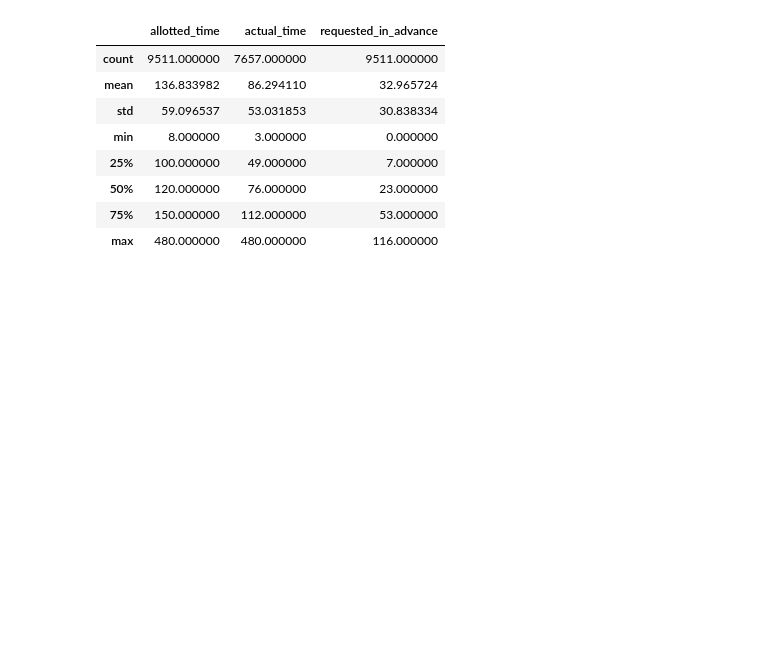
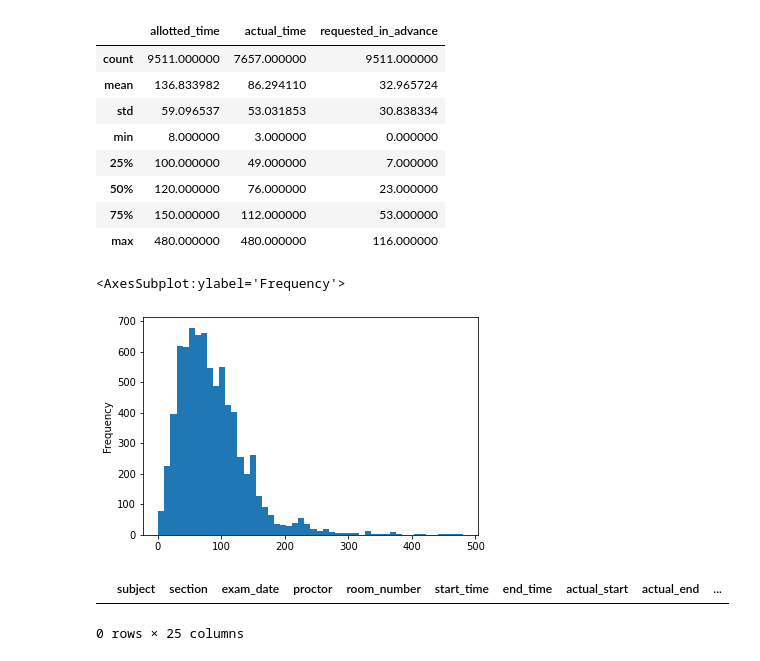
Before and after one commit to dihoxy/ODS-Test-Center-Project, a Jupyter notebook: Handling Outliers and Basic Exploratory Analysis_v02.ipynb, the cells around one changed output. Cells and saved outputs as stored; diff of their text form; code cells hidden in the pictures; blank space fills up the shorter version.

```diff
--- a/Handling Outliers and Basic Exploratory Analysis_v02.ipynb
+++ b/Handling Outliers and Basic Exploratory Analysis_v02.ipynb
@@ -530,3 +534,13 @@ ods[['allotted_time', 'actual_time', 'requested_in_advance']].describe()
 | 50% | 120.000000 | 76.000000 | 23.000000 |
 | 75% | 150.000000 | 112.000000 | 53.000000 |
 | max | 480.000000 | 480.000000 | 116.000000 |
+# %%
+ods['actual_time'].plot(kind='hist', bins=50)
+# %% [output]
+<AxesSubplot:ylabel='Frequency'>
+[figure, added]
+# %%
+ods.loc[(ods['actual_time'].isna() & (ods['no_show']=='False') & (ods['exam_cancelled']=='False'))]
+# %% [output]
+|  | subject | section | exam_date | proctor | room_number | start_time | end_time | actual_start | actual_end | ... |
+0 rows × 25 columns
```
Also changed, not shown: parts of 5 cells of this notebook.
